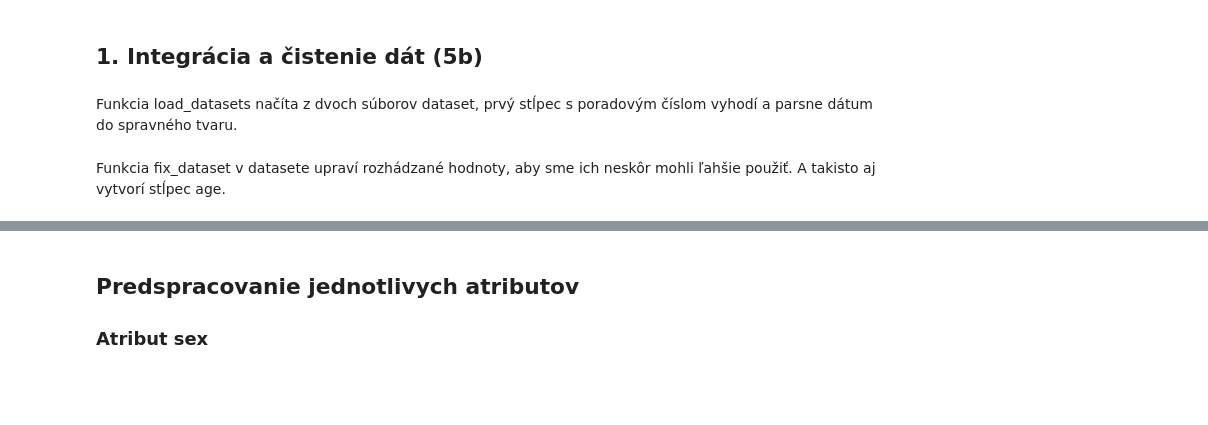
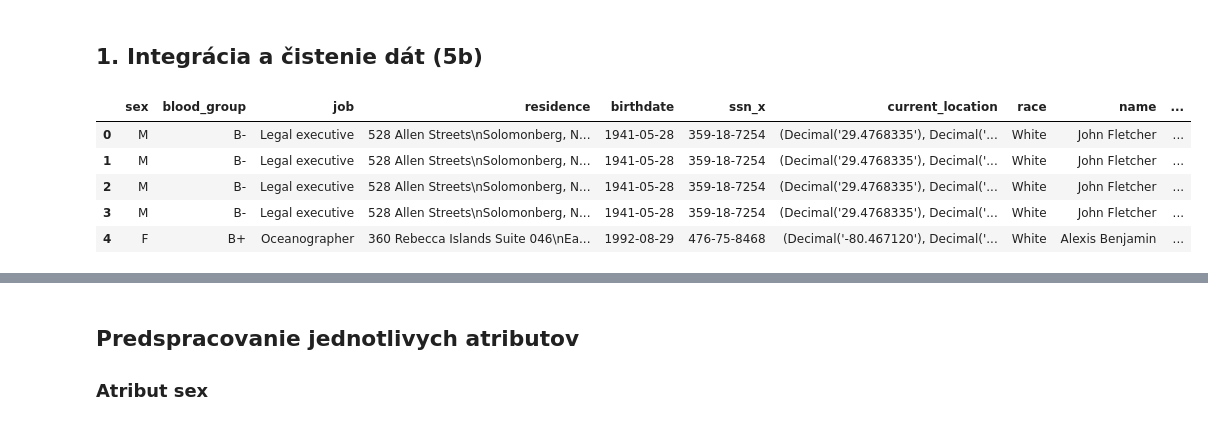
Before and after one commit to mateju25/IAU_Projekt, a Jupyter notebook: notebook2faza.ipynb, the cells around one changed output, grey strips where cells are left out. Cells and saved outputs as stored; diff of their text form; code cells hidden in the pictures; blank space fills up the shorter version.

```diff
--- a/notebook2faza.ipynb
+++ b/notebook2faza.ipynb
@@ -35,10 +35,16 @@ def load_datasets(filename1, filename2):
     df_labor = pd.read_csv(filename2, sep='\t')
     df_labor.drop('Unnamed: 0', axis=1, inplace=True)
     return pd.merge(df_profiles,df_labor,on='name',how='outer')
-# %% [markdown]
-Funkcia load_datasets načíta z dvoch súborov dataset, prvý stĺpec s poradovým číslom vyhodí a parsne dátum do spravného tvaru.
 # %%
 df = load_datasets("001/profiles.csv","001/labor.csv")
+df.head()
+# %% [output]
+|  | sex | blood_group | job | residence | birthdate | ssn_x | current_location | race | name | ... |
+| 0 | M | B- | Legal executive | 528 Allen Streets\nSolomonberg, N... | 1941-05-28 | 359-18-7254 | (Decimal('29.4768335'), Decimal('... | White | John Fletcher | ... |
+| 1 | M | B- | Legal executive | 528 Allen Streets\nSolomonberg, N... | 1941-05-28 | 359-18-7254 | (Decimal('29.4768335'), Decimal('... | White | John Fletcher | ... |
+| 2 | M | B- | Legal executive | 528 Allen Streets\nSolomonberg, N... | 1941-05-28 | 359-18-7254 | (Decimal('29.4768335'), Decimal('... | White | John Fletcher | ... |
+| 3 | M | B- | Legal executive | 528 Allen Streets\nSolomonberg, N... | 1941-05-28 | 359-18-7254 | (Decimal('29.4768335'), Decimal('... | White | John Fletcher | ... |
+| 4 | F | B+ | Oceanographer | 360 Rebecca Islands Suite 046\nEa... | 1992-08-29 | 476-75-8468 | (Decimal('-80.467120'), Decimal('... | White | Alexis Benjamin | ... |
 # %%
 ## vyhodili sme tieto stlpce: job, residence, birthdate(zamenit za age), ssn_x, current_location, name, ssn_y
 
@@ -54,7 +60,5 @@ def fix_dataset(dataset):
     dataset = dataset.drop(columns=['residence', 'birthdate', 'ssn_x', 'current_location', 'name', 'ssn_y', 'job'])
     dataset.drop_duplicates
     return dataset
-# %% [markdown]
-Funkcia fix_dataset v datasete upraví rozhádzané hodnoty, aby sme ich neskôr mohli ľahšie použiť. A takisto aj vytvorí stĺpec age.
 # %%
 df = fix_dataset(df)
```
Also changed, not shown: parts of 34 cells of this notebook, 2 other files.
